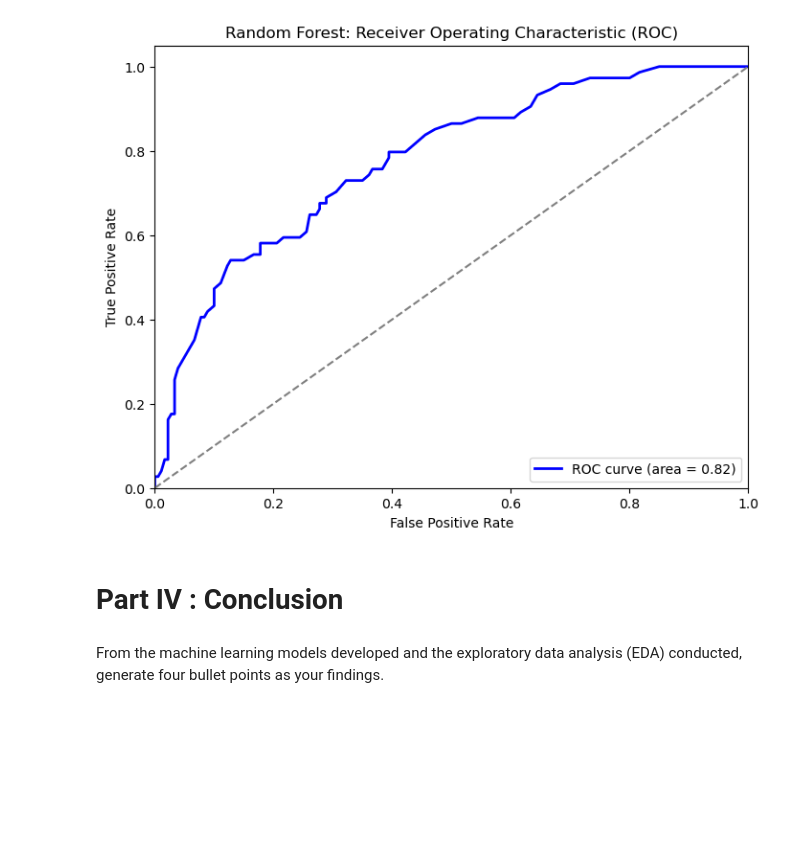
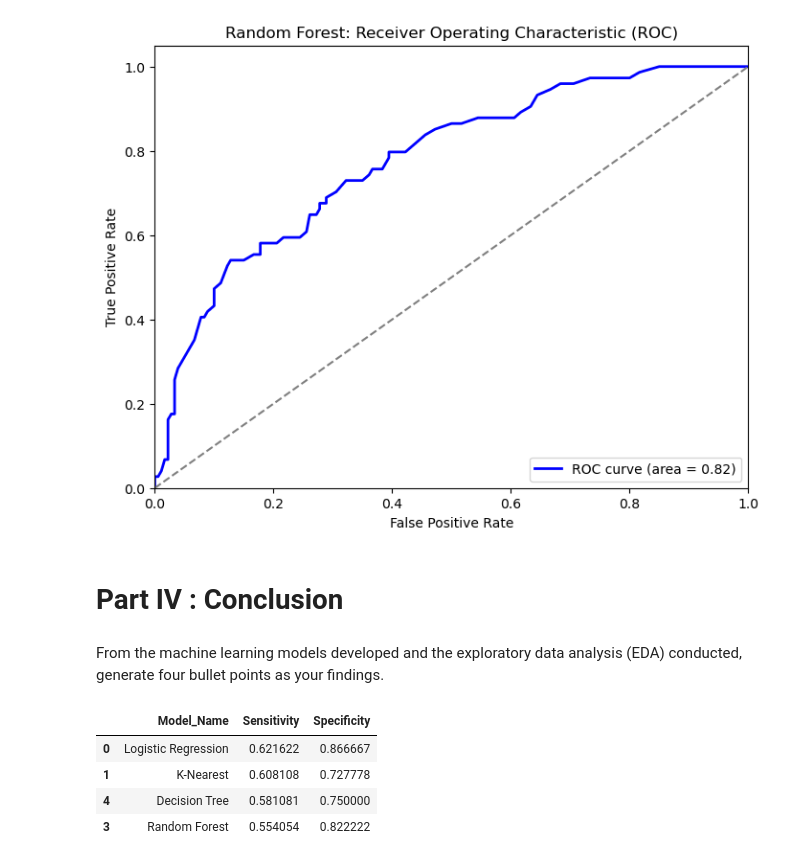
Before and after one commit to j-lepard/Predicting-Diabetes, a Jupyter notebook: Supervised Learning - Project.ipynb, the cells around one changed output. Saved outputs shown, nothing was run; the diff lists cells and outputs as text; code cells hidden in the pictures; blank space fills up the shorter version.

Commit message:
REsults Summary table complete

```diff
--- a/Supervised Learning - Project.ipynb
+++ b/Supervised Learning - Project.ipynb
@@ -719,3 +725,5 @@ dtype: object
+# %%
+result_data = pd.DataFrame(columns = ["Model_Name", "Sensitivity", "Specificity"])
 # %% [markdown]
 ## Logistic Regression:
 # %%
@@ -1077,3 +1104,11 @@ plt.show()
 # Part IV : Conclusion
 # %% [markdown]
 From the machine learning models developed and the exploratory data analysis (EDA) conducted, generate four bullet points as your findings.
+# %%
+result_data
+# %% [output]
+|  | Model_Name | Sensitivity | Specificity |
+| 0 | Logistic Regression | 0.621622 | 0.866667 |
+| 1 | K-Nearest | 0.608108 | 0.727778 |
+| 4 | Decision Tree | 0.581081 | 0.750000 |
+| 3 | Random Forest | 0.554054 | 0.822222 |
```
Also changed, not shown: parts of 6 cells of this notebook.
